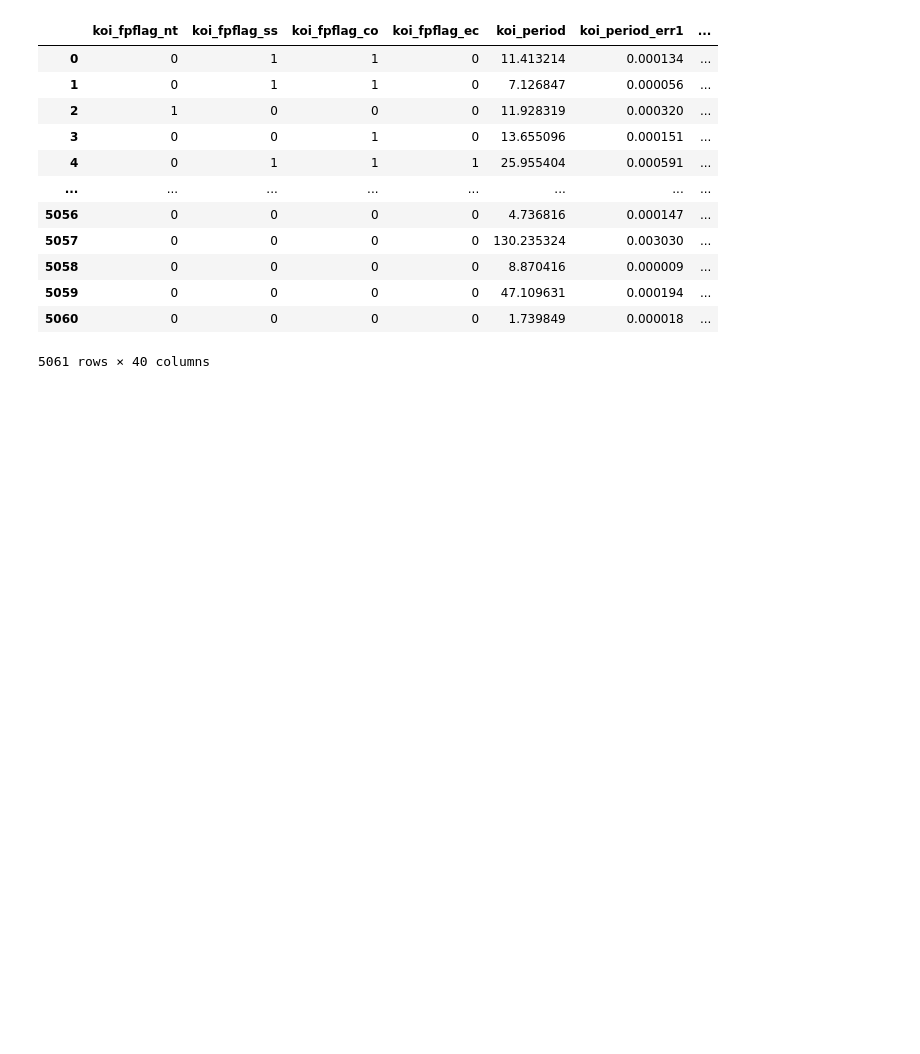
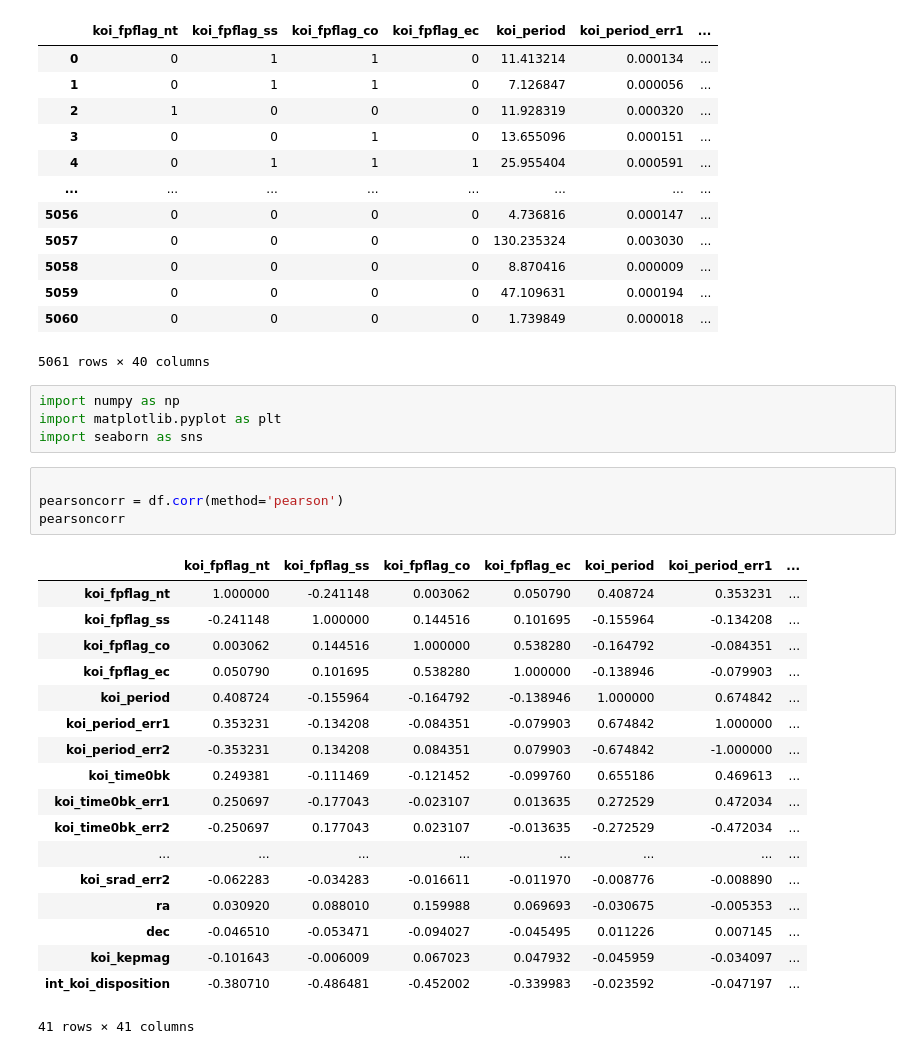
Before and after one commit to luisantoniococa/Exoplanet_Exploration_Machine_Learning, a Jupyter notebook: Preprocessing_and_feature_selection.ipynb, the cells around one changed output. Drawn from its saved outputs; the diff is of its cells as text; blank space fills up the shorter version.

```diff
--- a/Preprocessing_and_feature_selection.ipynb
+++ b/Preprocessing_and_feature_selection.ipynb
@@ -126,3 +109,30 @@ X_res
 | 5059 | 0 | 0 | 0 | 0 | 47.109631 | 0.000194 | ... |
 | 5060 | 0 | 0 | 0 | 0 | 1.739849 | 0.000018 | ... |
 5061 rows × 40 columns
+# %%
+import numpy as np
+import matplotlib.pyplot as plt
+import seaborn as sns
+# %%
+
+pearsoncorr = df.corr(method='pearson')
+pearsoncorr
+# %% [output]
+|  | koi_fpflag_nt | koi_fpflag_ss | koi_fpflag_co | koi_fpflag_ec | koi_period | koi_period_err1 | ... |
+| koi_fpflag_nt | 1.000000 | -0.241148 | 0.003062 | 0.050790 | 0.408724 | 0.353231 | ... |
+| koi_fpflag_ss | -0.241148 | 1.000000 | 0.144516 | 0.101695 | -0.155964 | -0.134208 | ... |
+| koi_fpflag_co | 0.003062 | 0.144516 | 1.000000 | 0.538280 | -0.164792 | -0.084351 | ... |
+| koi_fpflag_ec | 0.050790 | 0.101695 | 0.538280 | 1.000000 | -0.138946 | -0.079903 | ... |
+| koi_period | 0.408724 | -0.155964 | -0.164792 | -0.138946 | 1.000000 | 0.674842 | ... |
+| koi_period_err1 | 0.353231 | -0.134208 | -0.084351 | -0.079903 | 0.674842 | 1.000000 | ... |
+| koi_period_err2 | -0.353231 | 0.134208 | 0.084351 | 0.079903 | -0.674842 | -1.000000 | ... |
+| koi_time0bk | 0.249381 | -0.111469 | -0.121452 | -0.099760 | 0.655186 | 0.469613 | ... |
+| koi_time0bk_err1 | 0.250697 | -0.177043 | -0.023107 | 0.013635 | 0.272529 | 0.472034 | ... |
+| koi_time0bk_err2 | -0.250697 | 0.177043 | 0.023107 | -0.013635 | -0.272529 | -0.472034 | ... |
+| ... | ... | ... | ... | ... | ... | ... | ... |
+| koi_srad_err2 | -0.062283 | -0.034283 | -0.016611 | -0.011970 | -0.008776 | -0.008890 | ... |
+| ra | 0.030920 | 0.088010 | 0.159988 | 0.069693 | -0.030675 | -0.005353 | ... |
+| dec | -0.046510 | -0.053471 | -0.094027 | -0.045495 | 0.011226 | 0.007145 | ... |
+| koi_kepmag | -0.101643 | -0.006009 | 0.067023 | 0.047932 | -0.045959 | -0.034097 | ... |
+| int_koi_disposition | -0.380710 | -0.486481 | -0.452002 | -0.339983 | -0.023592 | -0.047197 | ... |
+41 rows × 41 columns
```
Also changed, not shown: parts of 4 cells of this notebook, 1 other file.
